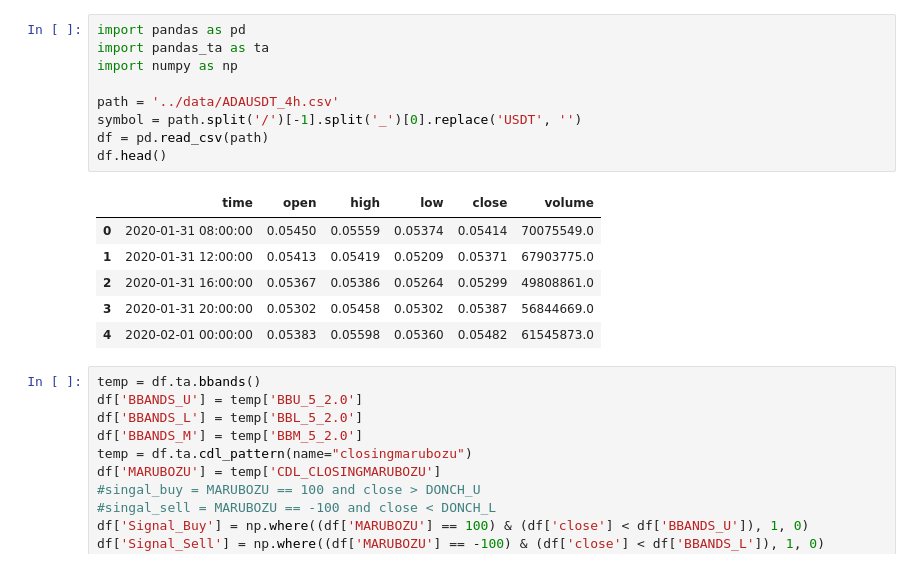
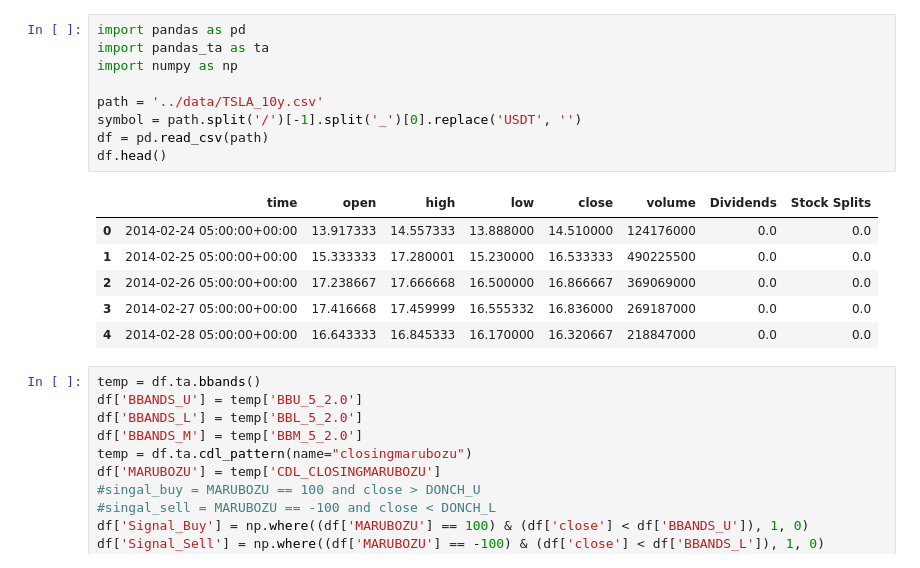
Before and after one commit to hibana2077/backtest-strategies, a Jupyter notebook: strategy/quick_scalping.ipynb, the cells around one changed output. Drawn from its saved outputs; the diff is of its cells as text.

Commit message:
Update stock data source and default parameters

```diff
--- a/strategy/quick_scalping.ipynb
+++ b/strategy/quick_scalping.ipynb
@@ -1,19 +1,19 @@
 # %%
 import pandas as pd
 import pandas_ta as ta
 import numpy as np
 
-path = '../data/ADAUSDT_4h.csv'
+path = '../data/TSLA_10y.csv'
 symbol = path.split('/')[-1].split('_')[0].replace('USDT', '')
 df = pd.read_csv(path)
 df.head()
 # %% [output]
-|  | time | open | high | low | close | volume |
-| 0 | 2020-01-31 08:00:00 | 0.05450 | 0.05559 | 0.05374 | 0.05414 | 70075549.0 |
-| 1 | 2020-01-31 12:00:00 | 0.05413 | 0.05419 | 0.05209 | 0.05371 | 67903775.0 |
-| 2 | 2020-01-31 16:00:00 | 0.05367 | 0.05386 | 0.05264 | 0.05299 | 49808861.0 |
-| 3 | 2020-01-31 20:00:00 | 0.05302 | 0.05458 | 0.05302 | 0.05387 | 56844669.0 |
-| 4 | 2020-02-01 00:00:00 | 0.05383 | 0.05598 | 0.05360 | 0.05482 | 61545873.0 |
+|  | time | open | high | low | close | volume | Dividends | Stock Splits |
+| 0 | 2014-02-24 05:00:00+00:00 | 13.917333 | 14.557333 | 13.888000 | 14.510000 | 124176000 | 0.0 | 0.0 |
+| 1 | 2014-02-25 05:00:00+00:00 | 15.333333 | 17.280001 | 15.230000 | 16.533333 | 490225500 | 0.0 | 0.0 |
+| 2 | 2014-02-26 05:00:00+00:00 | 17.238667 | 17.666668 | 16.500000 | 16.866667 | 369069000 | 0.0 | 0.0 |
+| 3 | 2014-02-27 05:00:00+00:00 | 17.416668 | 17.459999 | 16.555332 | 16.836000 | 269187000 | 0.0 | 0.0 |
+| 4 | 2014-02-28 05:00:00+00:00 | 16.643333 | 16.845333 | 16.170000 | 16.320667 | 218847000 | 0.0 | 0.0 |
 # %%
 temp = df.ta.bbands()
 df['BBANDS_U'] = temp['BBU_5_2.0']
```
Also changed, not shown: parts of 9 cells of this notebook, 1 other file.
